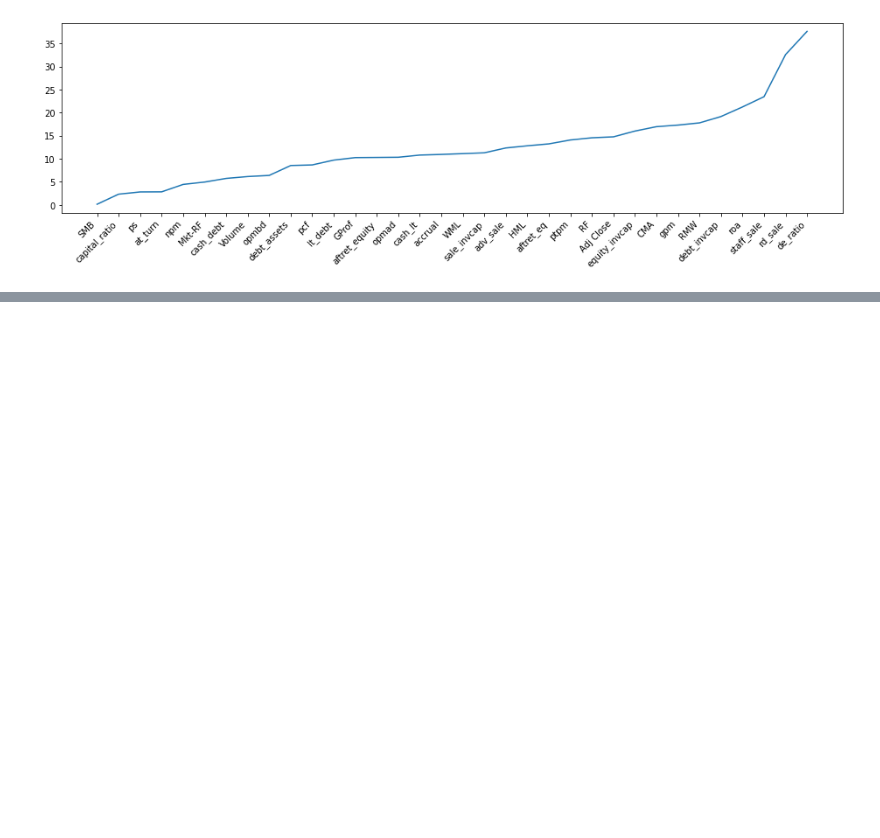
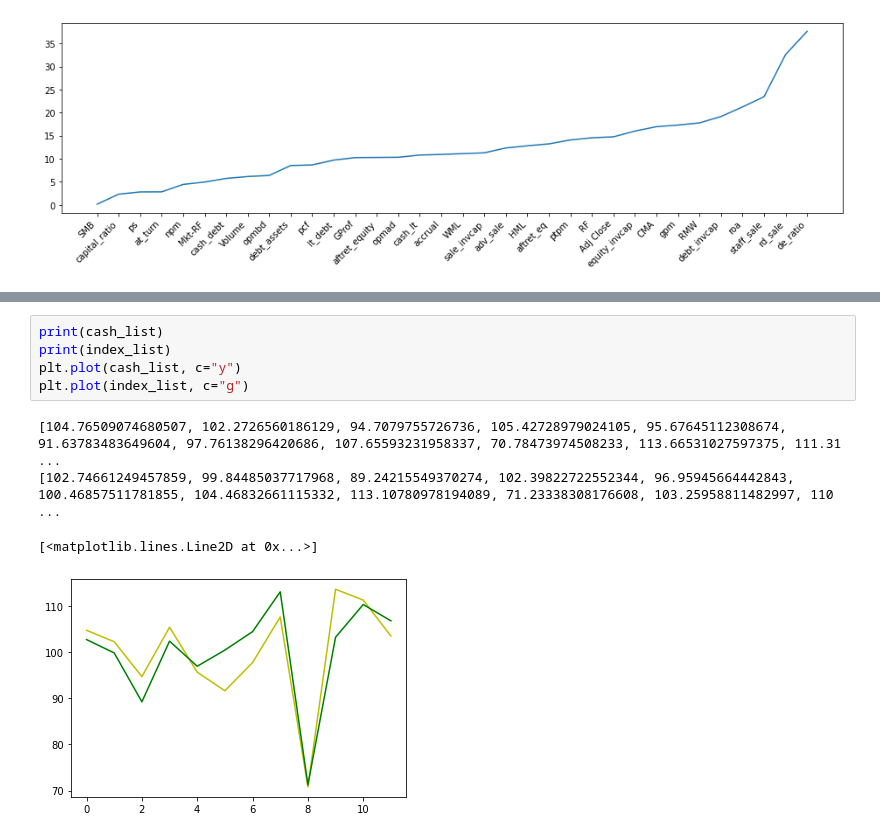
Before and after one commit to tekniktomten/LSTM-for-predicting-returns, a Jupyter notebook: LSTM.ipynb, the cells around one changed output, grey strips where cells are left out. Cells and saved outputs as stored; diff of their text form; blank space fills up the shorter version.

```diff
--- a/LSTM.ipynb
+++ b/LSTM.ipynb
@@ -704,0 +760,10 @@ IndexError: index 38 is out of bounds for axis 0 with size 34
+# %%
+print(cash_list)
+print(index_list)
+plt.plot(cash_list, c="y")
+plt.plot(index_list, c="g")
+# %% [output]
+[104.76509074680507, 102.2726560186129, 94.7079755726736, 105.42728979024105, 95.67645112308674, 91.63783483649604, 97.76138296420686, 107.65593231958337, 70.78473974508233, 113.66531027597375, 111.31 ...
+[102.74661249457859, 99.84485037717968, 89.24215549370274, 102.39822722552344, 96.95945664442843, 100.46857511781855, 104.46832661115332, 113.10780978194089, 71.23338308176608, 103.25958811482997, 110 ...
+[<matplotlib.lines.Line2D at 0x...>]
+[figure, added]
```
Also changed, not shown: parts of 8 cells of this notebook.
